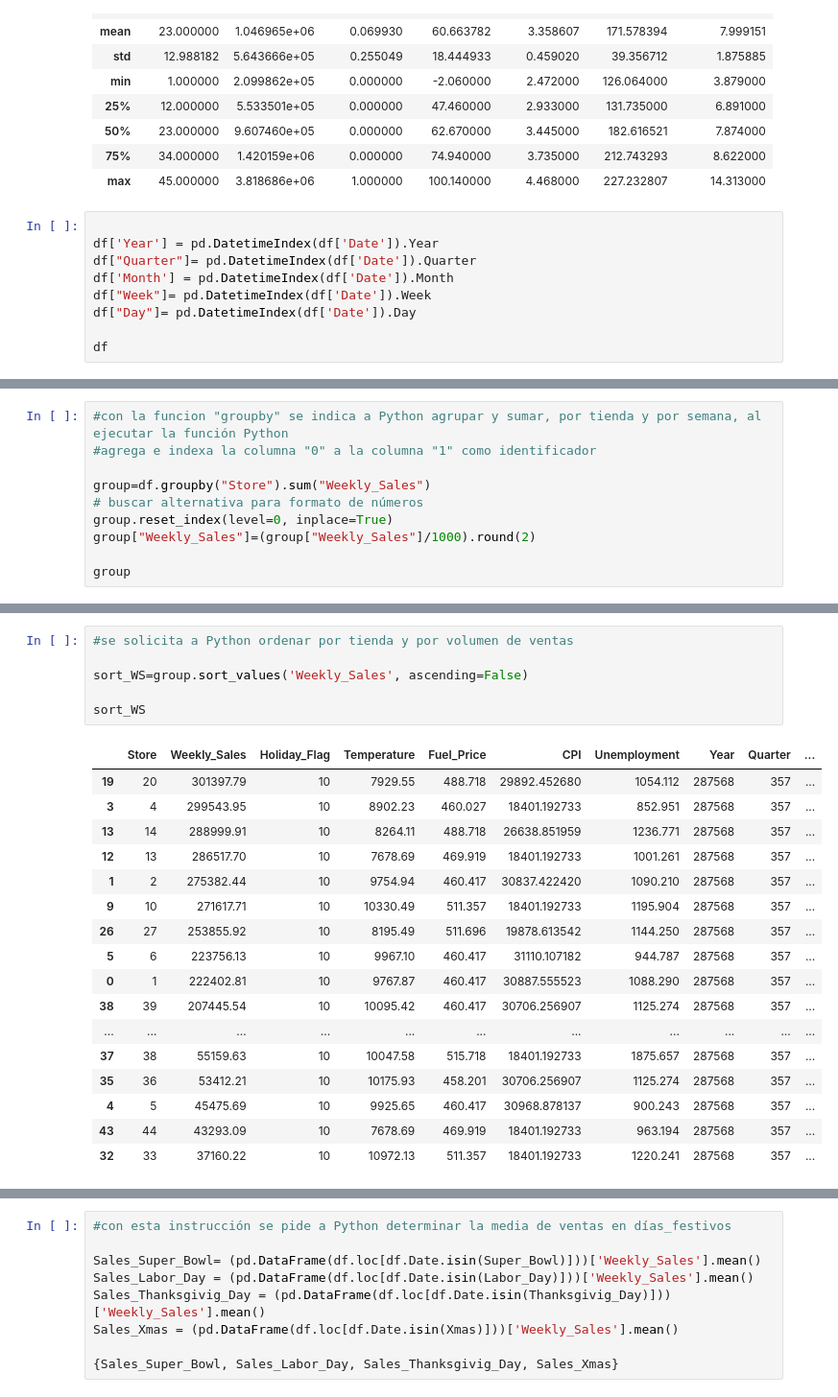
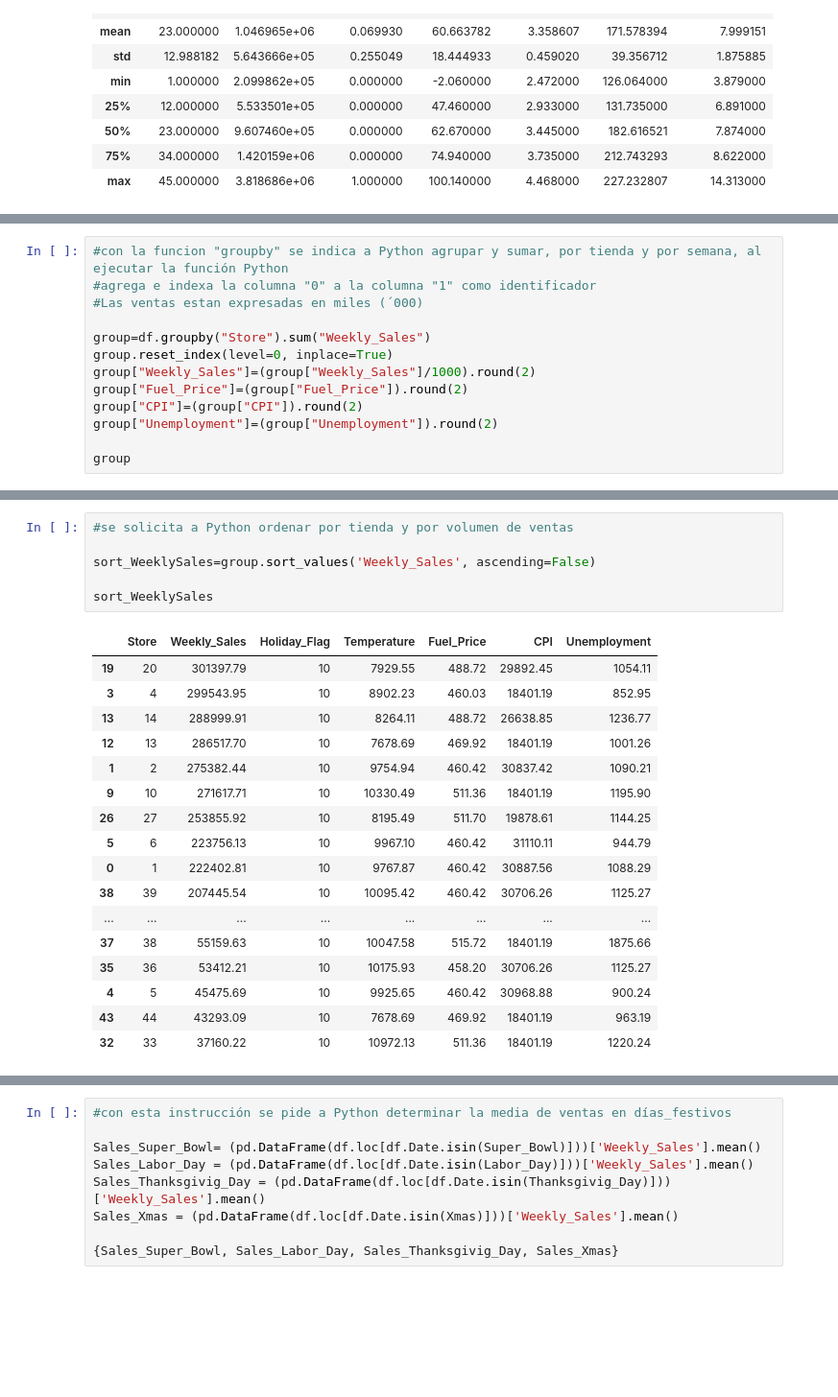
Before and after one commit to Psyclophe/Data-Scientist, a Jupyter notebook: Wal_mart_analysis_forecasting.ipynb, the cells around one changed output, grey strips where cells are left out. Shown at 96% size. Drawn from its saved outputs; the diff is of its cells as text; blank space fills up the shorter version.

```diff
--- a/Wal_mart_analysis_forecasting.ipynb
+++ b/Wal_mart_analysis_forecasting.ipynb
@@ -120,12 +120,3 @@ df.describe()
 | 50% | 23.000000 | 9.607460e+05 | 0.000000 | 62.670000 | 3.445000 | 182.616521 | 7.874000 |
 | 75% | 34.000000 | 1.420159e+06 | 0.000000 | 74.940000 | 3.735000 | 212.743293 | 8.622000 |
 | max | 45.000000 | 3.818686e+06 | 1.000000 | 100.140000 | 4.468000 | 227.232807 | 14.313000 |
-# %%
-
-df['Year'] = pd.DatetimeIndex(df['Date']).Year
-df["Quarter"]= pd.DatetimeIndex(df['Date']).Quarter
-df['Month'] = pd.DatetimeIndex(df['Date']).Month
-df["Week"]= pd.DatetimeIndex(df['Date']).Week
-df["Day"]= pd.DatetimeIndex(df['Date']).Day
-
-df
@@ -167,11 +144,14 @@ data_sort
 # %%
 #con la funcion "groupby" se indica a Python agrupar y sumar, por tienda y por semana, al ejecutar la función Python
 #agrega e indexa la columna "0" a la columna "1" como identificador
+#Las ventas estan expresadas en miles (´000)
 
 group=df.groupby("Store").sum("Weekly_Sales")
-# buscar alternativa para formato de números
 group.reset_index(level=0, inplace=True)
 group["Weekly_Sales"]=(group["Weekly_Sales"]/1000).round(2)
+group["Fuel_Price"]=(group["Fuel_Price"]).round(2)
+group["CPI"]=(group["CPI"]).round(2)
+group["Unemployment"]=(group["Unemployment"]).round(2)
 
 group
 # %% [output]
@@ -195,24 +175,24 @@ group
 # %%
 #se solicita a Python ordenar por tienda y por volumen de ventas
 
-sort_WS=group.sort_values('Weekly_Sales', ascending=False)
+sort_WeeklySales=group.sort_values('Weekly_Sales', ascending=False)
 
-sort_WS
+sort_WeeklySales
 # %% [output]
-|  | Store | Weekly_Sales | Holiday_Flag | Temperature | Fuel_Price | CPI | Unemployment | Year | Quarter | ... |
-| 19 | 20 | 301397.79 | 10 | 7929.55 | 488.718 | 29892.452680 | 1054.112 | 287568 | 357 | ... |
-| 3 | 4 | 299543.95 | 10 | 8902.23 | 460.027 | 18401.192733 | 852.951 | 287568 | 357 | ... |
-| 13 | 14 | 288999.91 | 10 | 8264.11 | 488.718 | 26638.851959 | 1236.771 | 287568 | 357 | ... |
-| 12 | 13 | 286517.70 | 10 | 7678.69 | 469.919 | 18401.192733 | 1001.261 | 287568 | 357 | ... |
-| 1 | 2 | 275382.44 | 10 | 9754.94 | 460.417 | 30837.422420 | 1090.210 | 287568 | 357 | ... |
-| 9 | 10 | 271617.71 | 10 | 10330.49 | 511.357 | 18401.192733 | 1195.904 | 287568 | 357 | ... |
-| 26 | 27 | 253855.92 | 10 | 8195.49 | 511.696 | 19878.613542 | 1144.250 | 287568 | 357 | ... |
-| 5 | 6 | 223756.13 | 10 | 9967.10 | 460.417 | 31110.107182 | 944.787 | 287568 | 357 | ... |
-| 0 | 1 | 222402.81 | 10 | 9767.87 | 460.417 | 30887.555523 | 1088.290 | 287568 | 357 | ... |
-| 38 | 39 | 207445.54 | 10 | 10095.42 | 460.417 | 30706.256907 | 1125.274 | 287568 | 357 | ... |
-| ... | ... | ... | ... | ... | ... | ... | ... | ... | ... | ... |
-| 37 | 38 | 55159.63 | 10 | 10047.58 | 515.718 | 18401.192733 | 1875.657 | 287568 | 357 | ... |
-| 35 | 36 | 53412.21 | 10 | 10175.93 | 458.201 | 30706.256907 | 1125.274 | 287568 | 357 | ... |
-| 4 | 5 | 45475.69 | 10 | 9925.65 | 460.417 | 30968.878137 | 900.243 | 287568 | 357 | ... |
-| 43 | 44 | 43293.09 | 10 | 7678.69 | 469.919 | 18401.192733 | 963.194 | 287568 | 357 | ... |
-| 32 | 33 | 37160.22 | 10 | 10972.13 | 511.357 | 18401.192733 | 1220.241 | 287568 | 357 | ... |
+|  | Store | Weekly_Sales | Holiday_Flag | Temperature | Fuel_Price | CPI | Unemployment |
+| 19 | 20 | 301397.79 | 10 | 7929.55 | 488.72 | 29892.45 | 1054.11 |
+| 3 | 4 | 299543.95 | 10 | 8902.23 | 460.03 | 18401.19 | 852.95 |
+| 13 | 14 | 288999.91 | 10 | 8264.11 | 488.72 | 26638.85 | 1236.77 |
+| 12 | 13 | 286517.70 | 10 | 7678.69 | 469.92 | 18401.19 | 1001.26 |
+| 1 | 2 | 275382.44 | 10 | 9754.94 | 460.42 | 30837.42 | 1090.21 |
+| 9 | 10 | 271617.71 | 10 | 10330.49 | 511.36 | 18401.19 | 1195.90 |
+| 26 | 27 | 253855.92 | 10 | 8195.49 | 511.70 | 19878.61 | 1144.25 |
+| 5 | 6 | 223756.13 | 10 | 9967.10 | 460.42 | 31110.11 | 944.79 |
+| 0 | 1 | 222402.81 | 10 | 9767.87 | 460.42 | 30887.56 | 1088.29 |
+| 38 | 39 | 207445.54 | 10 | 10095.42 | 460.42 | 30706.26 | 1125.27 |
+| ... | ... | ... | ... | ... | ... | ... | ... |
+| 37 | 38 | 55159.63 | 10 | 10047.58 | 515.72 | 18401.19 | 1875.66 |
+| 35 | 36 | 53412.21 | 10 | 10175.93 | 458.20 | 30706.26 | 1125.27 |
+| 4 | 5 | 45475.69 | 10 | 9925.65 | 460.42 | 30968.88 | 900.24 |
+| 43 | 44 | 43293.09 | 10 | 7678.69 | 469.92 | 18401.19 | 963.19 |
+| 32 | 33 | 37160.22 | 10 | 10972.13 | 511.36 | 18401.19 | 1220.24 |
```
Also changed, not shown: parts of 11 cells of this notebook.
